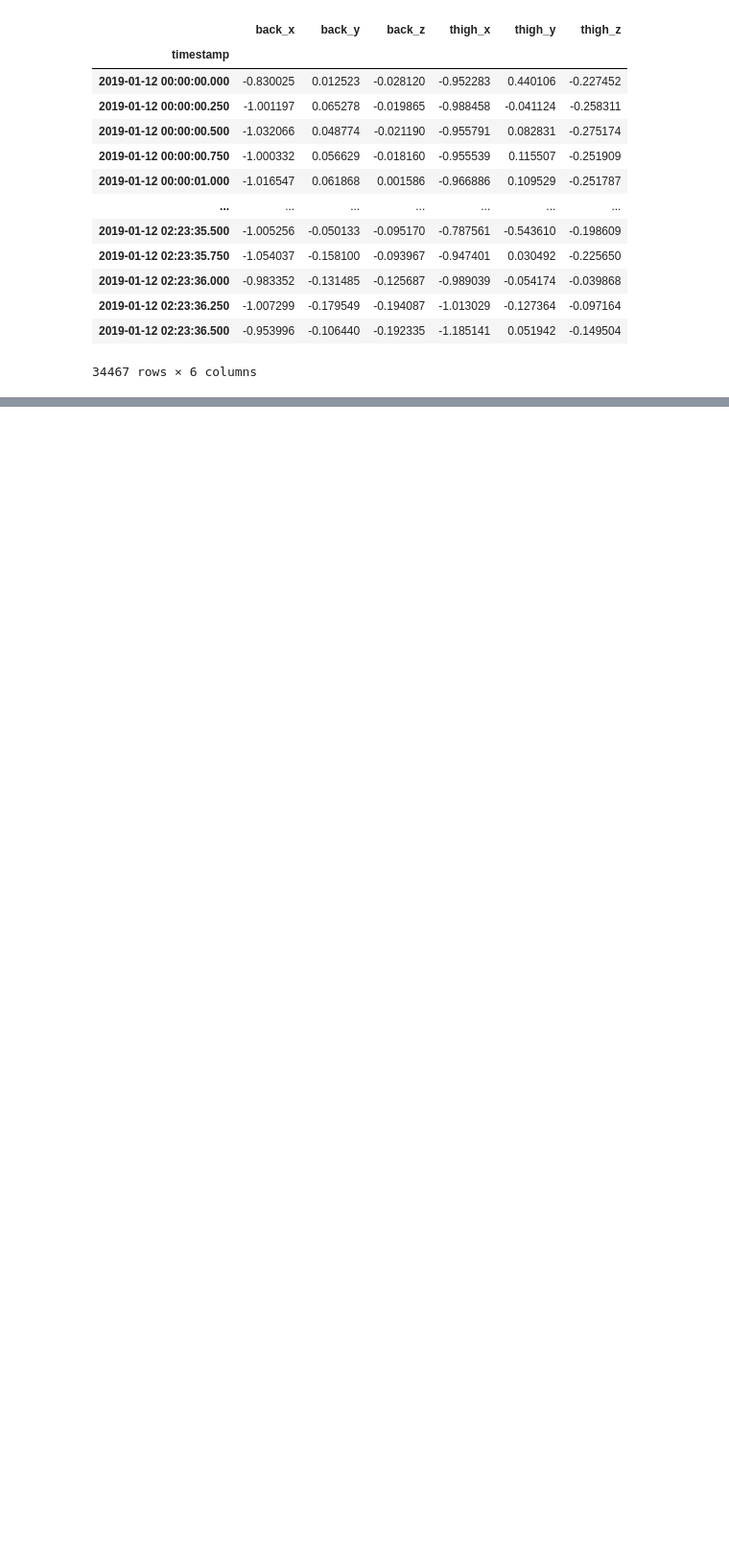
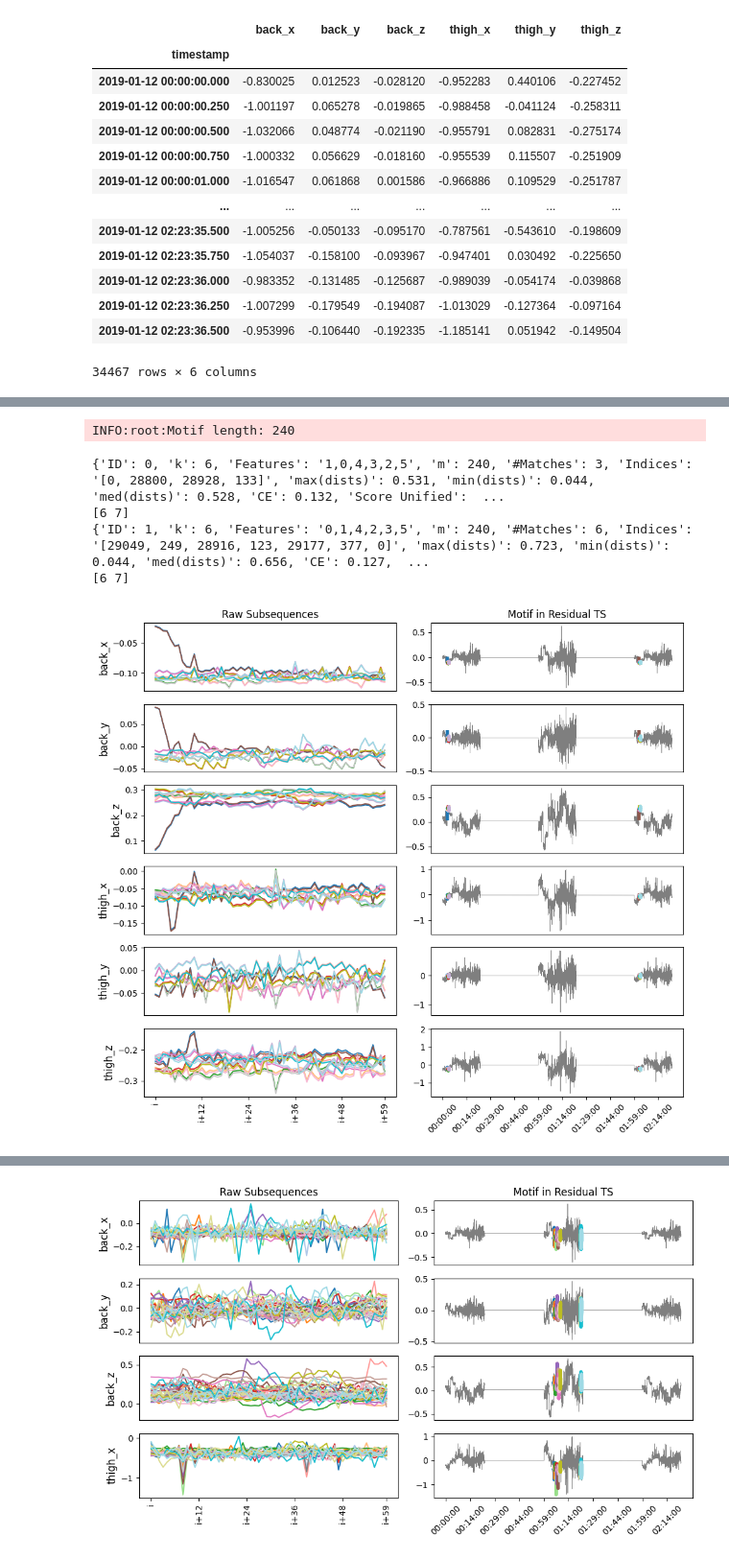
Before and after one commit to MiguelGarcaoSilva/motifsinresidual, a Jupyter notebook: code/activityrecognition_casestudy.ipynb, the cells around one changed output, grey strips where cells are left out. Shown at 96% size. Cells and saved outputs as stored; diff of their text form; code cells hidden in the pictures; blank space fills up the shorter version.

```diff
--- a/code/activityrecognition_casestudy.ipynb
+++ b/code/activityrecognition_casestudy.ipynb
@@ -199,13 +246,16 @@ def table_summary_motifs(
 
         # np.nanmax([np.nanmean(D) - 2.0 * np.nanstd(D), np.nanmin(D)])
         if max_allowed_dist is None:
+            current_data = data[dimensions]
+            n_vars, n_time = current_data.shape
+
             # D The distance profile of `Q` with `T`. It is a 1D numpy array of size
             # `len(T)-len(Q)+1`, where `D[i]` is the distance between query `Q` and
             # `T[i : i + len(Q)]`
             D = np.empty((n_vars, n_time - m + 1))
             for i in range(n_vars):
                 D[i, :] = stumpy.mass(
-                    multivar_subsequence[i], data[i], normalize=normalize
+                    multivar_subsequence[i], current_data[i], normalize=normalize
                 )
             D = np.mean(D, axis=0)
             D_copy = D.copy().astype(np.float64)
@@ -369,7 +419,14 @@ for m in subsequence_lengths:
     if len(motif_indices[0]) == 0:
         continue
     table = table_summary_motifs(
-        motif_indices, motif_distances, motif_subspaces, X, m, normalize, max_distance
+        motif_indices,
+        motif_distances,
+        motif_subspaces,
+        X,
+        k_distances,
+        m,
+        normalize,
+        max_distance,
     )
     logging.info(
         "m:{}, #Motifs:{}, Sig:{}".format(
@@ -612,23 +750,12 @@ def plot_motif(ts_list, features, m, motif_indexes, motif_name):
 # %%
-# Load motif statistics table
-file_path = os.path.join(
-    results_path,
-    f"table_motifs_normalize={normalize}_min_neighbors={min_neighbors}_max_distance={max_distance}_cutoff={cutoff}_max_matches={max_matches}_max_motifs={max_motifs}.csv",
-)
-mp_stats_table = pd.read_csv(file_path)
-
-# Extract unique subsequence lengths
-subsequence_lengths = mp_stats_table["m"].unique()
-
-# Time series data
-ts = resids
-
 # Loop over each subsequence length
 for m in subsequence_lengths:
     logging.info(f"Motif length: {m}")
 
     # Filter motifs by current subsequence length
     top_motifs = mp_stats_table[mp_stats_table["m"] == m]
+
+    top_motifs = top_motifs.sort_values(by="Score Unified", ascending=False).head(5)
 
     # Loop over each top motif
     for top_motif in top_motifs.to_dict(orient="records"):
@@ -640,9 +767,9 @@ for m in subsequence_lengths:
         features = [data.columns[dimension] for dimension in dimensions]
 
         # Add "Activity" feature and corresponding time series
-        ts_list = [resids.T[feature] for feature in features]
-        ts_list.append(labels)
-        features.append("Activity")
+        ts_list = [resids.T[feature].reset_index(drop=True) for feature in features]
+        # ts_list.append(labels)
+        # features.append("Activity")
 
         # Generate motif name
         motif_name = top_motif["ID"]
@@ -651,4 +778,7 @@ for m in subsequence_lengths:
         if any(
             abs(indices[i] - indices[i + 1]) >= 1000 for i in range(len(indices) - 1)
         ):
-            plot_motif(ts_list, features, m, indices, motif_name)
+            print(top_motif)
+            print(labels.iloc[indices].unique())
+            plot_motif(ts_list, features, m, indices, motif_name,results_path)
+# %% [output]
@@ -654,0 +797,6 @@ for m in subsequence_lengths:
+INFO:root:Motif length: 240
+{'ID': 0, 'k': 6, 'Features': '1,0,4,3,2,5', 'm': 240, '#Matches': 3, 'Indices': '[0, 28800, 28928, 133]', 'max(dists)': 0.531, 'min(dists)': 0.044, 'med(dists)': 0.528, 'CE': 0.132, 'Score Unified':  ...
+[6 7]
+{'ID': 1, 'k': 6, 'Features': '0,1,4,2,3,5', 'm': 240, '#Matches': 6, 'Indices': '[29049, 249, 28916, 123, 29177, 377, 0]', 'max(dists)': 0.723, 'min(dists)': 0.044, 'med(dists)': 0.656, 'CE': 0.127,  ...
+[6 7]
+[figure, added]
@@ -654,0 +804 @@ for m in subsequence_lengths:
+[figure, added]
```
Also changed, not shown: parts of 10 cells of this notebook, 3 other files.
